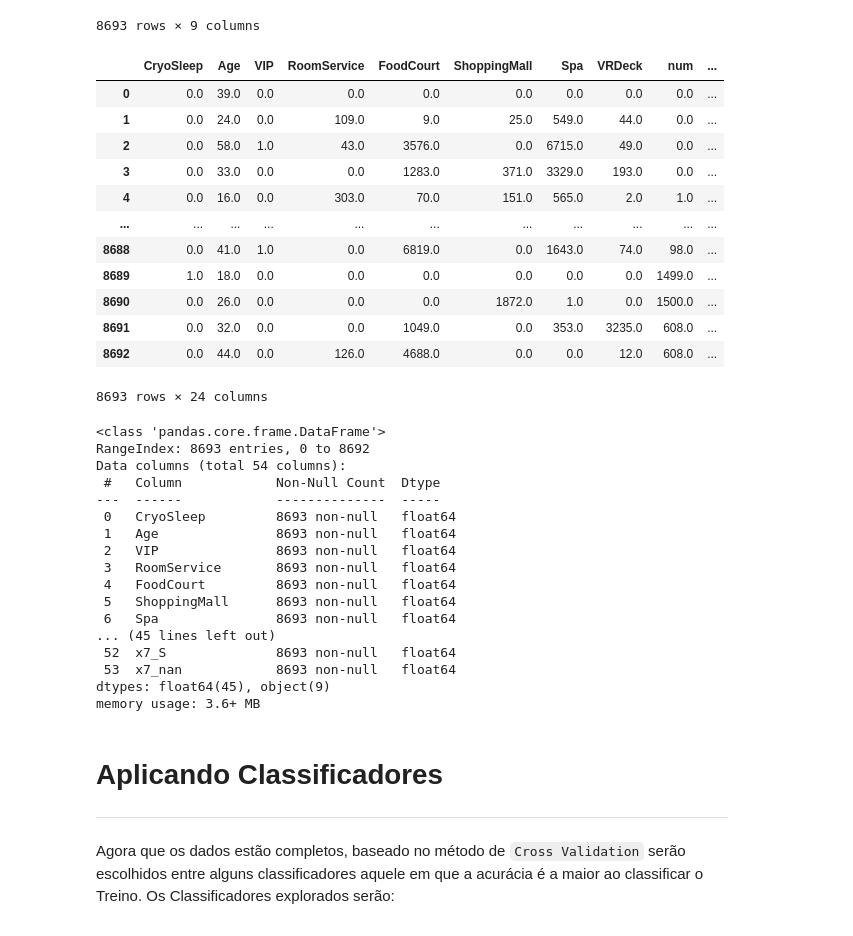
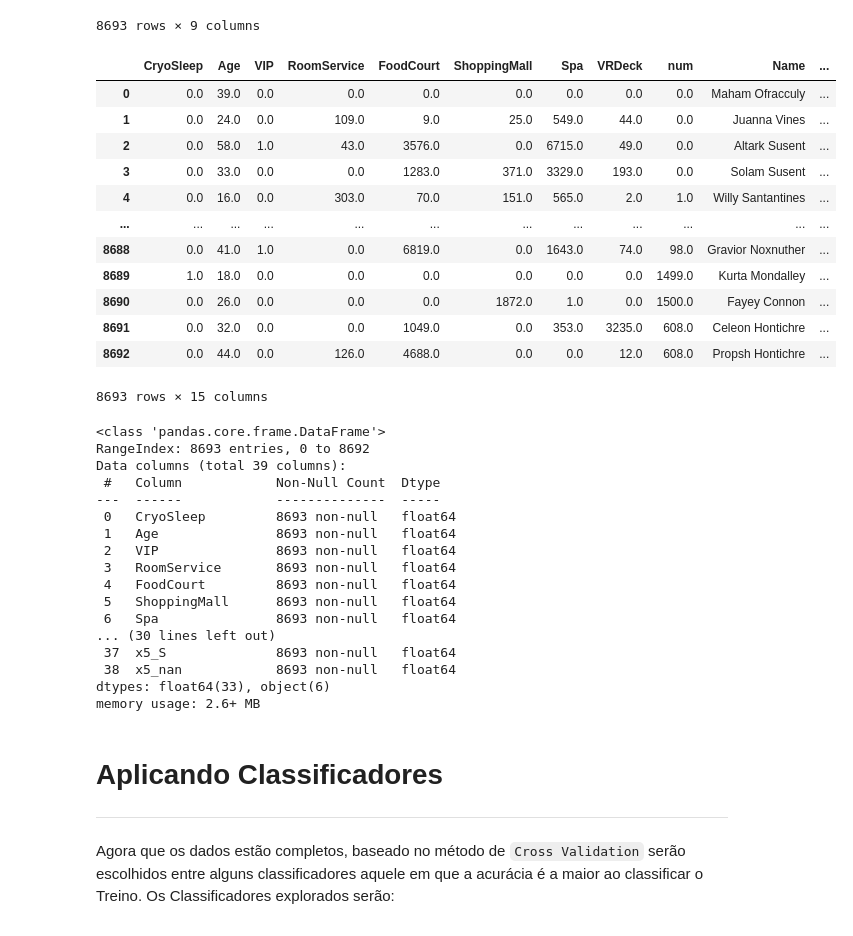
Before and after one commit to henriquemf/projeto-machine-learning, a Jupyter notebook: projeto.ipynb, the cells around one changed output. Saved outputs shown, nothing was run; the diff lists cells and outputs as text; code cells hidden in the pictures.

```diff
--- a/projeto.ipynb
+++ b/projeto.ipynb
@@ -562,23 +562,24 @@ X_tratado
 8693 rows × 9 columns
 # %%
 data_y_train = data["Transported"]
-data_important = data.drop(["PassengerId", "Transported"], axis=1)
+temp = data.drop(["PassengerId", "Transported"], axis=1)
+data_important = temp.loc[:, ["Name", "Cabin", "deck", "side", "HomePlanet",'Destination']]
 data_tratado = pd.concat([X_tratado, data_important], axis=1)
 data_tratado
 # %% [output]
-|  | CryoSleep | Age | VIP | RoomService | FoodCourt | ShoppingMall | Spa | VRDeck | num | ... |
-| 0 | 0.0 | 39.0 | 0.0 | 0.0 | 0.0 | 0.0 | 0.0 | 0.0 | 0.0 | ... |
-| 1 | 0.0 | 24.0 | 0.0 | 109.0 | 9.0 | 25.0 | 549.0 | 44.0 | 0.0 | ... |
-| 2 | 0.0 | 58.0 | 1.0 | 43.0 | 3576.0 | 0.0 | 6715.0 | 49.0 | 0.0 | ... |
-| 3 | 0.0 | 33.0 | 0.0 | 0.0 | 1283.0 | 371.0 | 3329.0 | 193.0 | 0.0 | ... |
-| 4 | 0.0 | 16.0 | 0.0 | 303.0 | 70.0 | 151.0 | 565.0 | 2.0 | 1.0 | ... |
-| ... | ... | ... | ... | ... | ... | ... | ... | ... | ... | ... |
-| 8688 | 0.0 | 41.0 | 1.0 | 0.0 | 6819.0 | 0.0 | 1643.0 | 74.0 | 98.0 | ... |
-| 8689 | 1.0 | 18.0 | 0.0 | 0.0 | 0.0 | 0.0 | 0.0 | 0.0 | 1499.0 | ... |
-| 8690 | 0.0 | 26.0 | 0.0 | 0.0 | 0.0 | 1872.0 | 1.0 | 0.0 | 1500.0 | ... |
-| 8691 | 0.0 | 32.0 | 0.0 | 0.0 | 1049.0 | 0.0 | 353.0 | 3235.0 | 608.0 | ... |
-| 8692 | 0.0 | 44.0 | 0.0 | 126.0 | 4688.0 | 0.0 | 0.0 | 12.0 | 608.0 | ... |
+|  | CryoSleep | Age | VIP | RoomService | FoodCourt | ShoppingMall | Spa | VRDeck | num | Name | ... |
+| 0 | 0.0 | 39.0 | 0.0 | 0.0 | 0.0 | 0.0 | 0.0 | 0.0 | 0.0 | Maham Ofracculy | ... |
+| 1 | 0.0 | 24.0 | 0.0 | 109.0 | 9.0 | 25.0 | 549.0 | 44.0 | 0.0 | Juanna Vines | ... |
+| 2 | 0.0 | 58.0 | 1.0 | 43.0 | 3576.0 | 0.0 | 6715.0 | 49.0 | 0.0 | Altark Susent | ... |
+| 3 | 0.0 | 33.0 | 0.0 | 0.0 | 1283.0 | 371.0 | 3329.0 | 193.0 | 0.0 | Solam Susent | ... |
+| 4 | 0.0 | 16.0 | 0.0 | 303.0 | 70.0 | 151.0 | 565.0 | 2.0 | 1.0 | Willy Santantines | ... |
+| ... | ... | ... | ... | ... | ... | ... | ... | ... | ... | ... | ... |
+| 8688 | 0.0 | 41.0 | 1.0 | 0.0 | 6819.0 | 0.0 | 1643.0 | 74.0 | 98.0 | Gravior Noxnuther | ... |
+| 8689 | 1.0 | 18.0 | 0.0 | 0.0 | 0.0 | 0.0 | 0.0 | 0.0 | 1499.0 | Kurta Mondalley | ... |
+| 8690 | 0.0 | 26.0 | 0.0 | 0.0 | 0.0 | 1872.0 | 1.0 | 0.0 | 1500.0 | Fayey Connon | ... |
+| 8691 | 0.0 | 32.0 | 0.0 | 0.0 | 1049.0 | 0.0 | 353.0 | 3235.0 | 608.0 | Celeon Hontichre | ... |
+| 8692 | 0.0 | 44.0 | 0.0 | 126.0 | 4688.0 | 0.0 | 0.0 | 12.0 | 608.0 | Propsh Hontichre | ... |
-8693 rows × 24 columns
+8693 rows × 15 columns
 # %%
 from sklearn.preprocessing import OneHotEncoder
 
@@ -594,7 +595,7 @@ data_encoded.info()
 # %% [output]
 <class 'pandas.core.frame.DataFrame'>
 RangeIndex: 8693 entries, 0 to 8692
-Data columns (total 54 columns):
+Data columns (total 39 columns):
  #   Column            Non-Null Count  Dtype
 ---  ------            --------------  -----
  0   CryoSleep         8693 non-null   float64
@@ -604,11 +605,11 @@ Data columns (total 54 columns):
  4   FoodCourt         8693 non-null   float64
  5   ShoppingMall      8693 non-null   float64
  6   Spa               8693 non-null   float64
-... (45 lines left out)
- 52  x7_S              8693 non-null   float64
- 53  x7_nan            8693 non-null   float64
-dtypes: float64(45), object(9)
-memory usage: 3.6+ MB
+... (30 lines left out)
+ 37  x5_S              8693 non-null   float64
+ 38  x5_nan            8693 non-null   float64
+dtypes: float64(33), object(6)
+memory usage: 2.6+ MB
 # %% [markdown]
 # <b> Aplicando Classificadores </b>
 ***
```
Also changed, not shown: parts of 7 cells of this notebook.
